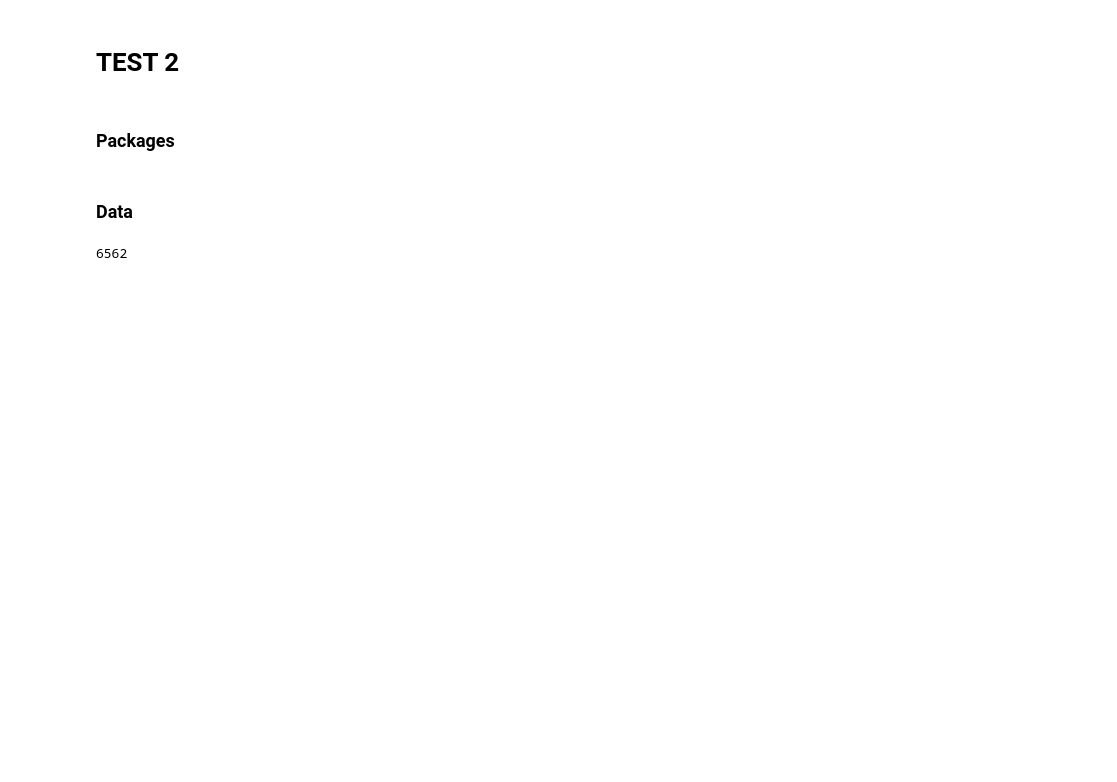
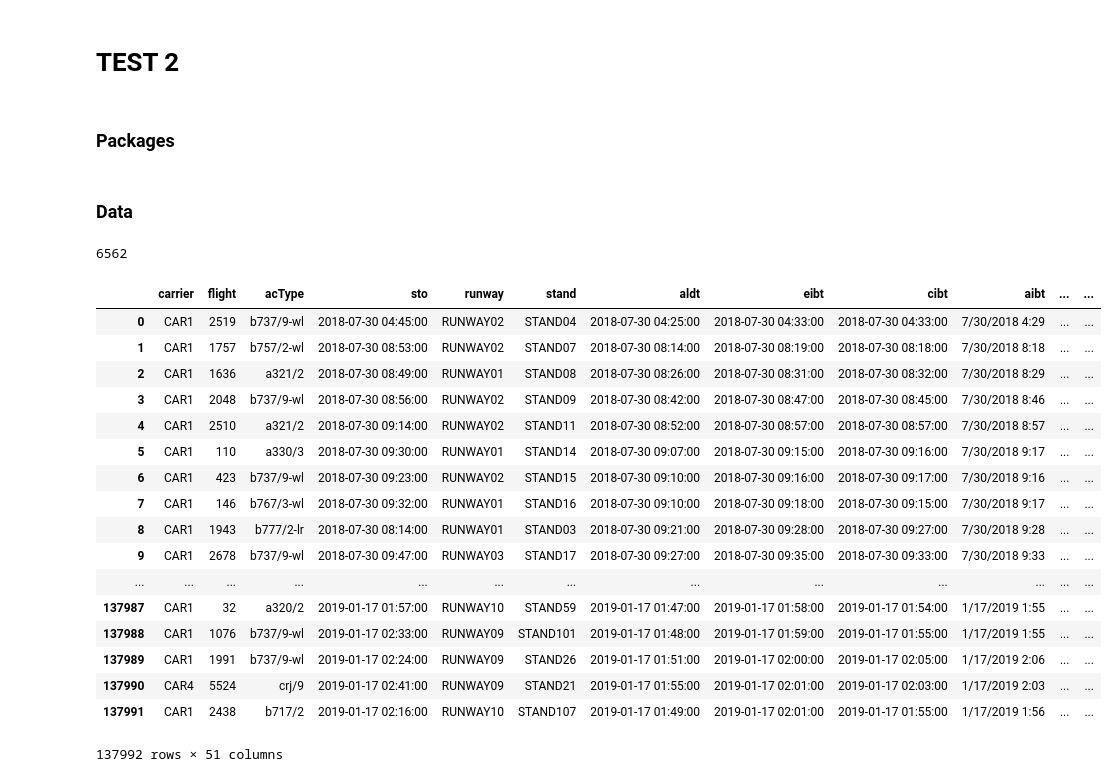
Before and after one commit to arnaudfrn/taxi-time, a Jupyter notebook: Notebook/Untitled.ipynb, the cells around one changed output. Cells and saved outputs as stored; diff of their text form; code cells hidden in the pictures; blank space fills up the shorter version.

```diff
--- a/Notebook/Untitled.ipynb
+++ b/Notebook/Untitled.ipynb
@@ -61,4 +63,27 @@ ra_rwst.isna().sum()
+# %%
+df['nb of planes in movement in the plane']=pd.read_pickle('/Users/tristanmayer/Desktop/FEATURE.pkl')
 # %%
 df['runway'].unique()
 # %%
 df['runway'].isna()
+# %%
+df
+# %% [output]
+|  | carrier | flight | acType | sto | runway | stand | aldt | eibt | cibt | aibt | ... | ... |
+| 0 | CAR1 | 2519 | b737/9-wl | 2018-07-30 04:45:00 | RUNWAY02 | STAND04 | 2018-07-30 04:25:00 | 2018-07-30 04:33:00 | 2018-07-30 04:33:00 | 7/30/2018 4:29 | ... | ... |
+| 1 | CAR1 | 1757 | b757/2-wl | 2018-07-30 08:53:00 | RUNWAY02 | STAND07 | 2018-07-30 08:14:00 | 2018-07-30 08:19:00 | 2018-07-30 08:18:00 | 7/30/2018 8:18 | ... | ... |
+| 2 | CAR1 | 1636 | a321/2 | 2018-07-30 08:49:00 | RUNWAY01 | STAND08 | 2018-07-30 08:26:00 | 2018-07-30 08:31:00 | 2018-07-30 08:32:00 | 7/30/2018 8:29 | ... | ... |
+| 3 | CAR1 | 2048 | b737/9-wl | 2018-07-30 08:56:00 | RUNWAY02 | STAND09 | 2018-07-30 08:42:00 | 2018-07-30 08:47:00 | 2018-07-30 08:45:00 | 7/30/2018 8:46 | ... | ... |
+| 4 | CAR1 | 2510 | a321/2 | 2018-07-30 09:14:00 | RUNWAY02 | STAND11 | 2018-07-30 08:52:00 | 2018-07-30 08:57:00 | 2018-07-30 08:57:00 | 7/30/2018 8:57 | ... | ... |
+| 5 | CAR1 | 110 | a330/3 | 2018-07-30 09:30:00 | RUNWAY01 | STAND14 | 2018-07-30 09:07:00 | 2018-07-30 09:15:00 | 2018-07-30 09:16:00 | 7/30/2018 9:17 | ... | ... |
+| 6 | CAR1 | 423 | b737/9-wl | 2018-07-30 09:23:00 | RUNWAY02 | STAND15 | 2018-07-30 09:10:00 | 2018-07-30 09:16:00 | 2018-07-30 09:17:00 | 7/30/2018 9:16 | ... | ... |
+| 7 | CAR1 | 146 | b767/3-wl | 2018-07-30 09:32:00 | RUNWAY01 | STAND16 | 2018-07-30 09:10:00 | 2018-07-30 09:18:00 | 2018-07-30 09:15:00 | 7/30/2018 9:17 | ... | ... |
+| 8 | CAR1 | 1943 | b777/2-lr | 2018-07-30 08:14:00 | RUNWAY01 | STAND03 | 2018-07-30 09:21:00 | 2018-07-30 09:28:00 | 2018-07-30 09:27:00 | 7/30/2018 9:28 | ... | ... |
+| 9 | CAR1 | 2678 | b737/9-wl | 2018-07-30 09:47:00 | RUNWAY03 | STAND17 | 2018-07-30 09:27:00 | 2018-07-30 09:35:00 | 2018-07-30 09:33:00 | 7/30/2018 9:33 | ... | ... |
+| ... | ... | ... | ... | ... | ... | ... | ... | ... | ... | ... | ... | ... |
+| 137987 | CAR1 | 32 | a320/2 | 2019-01-17 01:57:00 | RUNWAY10 | STAND59 | 2019-01-17 01:47:00 | 2019-01-17 01:58:00 | 2019-01-17 01:54:00 | 1/17/2019 1:55 | ... | ... |
+| 137988 | CAR1 | 1076 | b737/9-wl | 2019-01-17 02:33:00 | RUNWAY09 | STAND101 | 2019-01-17 01:48:00 | 2019-01-17 01:59:00 | 2019-01-17 01:55:00 | 1/17/2019 1:55 | ... | ... |
+| 137989 | CAR1 | 1991 | b737/9-wl | 2019-01-17 02:24:00 | RUNWAY09 | STAND26 | 2019-01-17 01:51:00 | 2019-01-17 02:00:00 | 2019-01-17 02:05:00 | 1/17/2019 2:06 | ... | ... |
+| 137990 | CAR4 | 5524 | crj/9 | 2019-01-17 02:41:00 | RUNWAY09 | STAND21 | 2019-01-17 01:55:00 | 2019-01-17 02:01:00 | 2019-01-17 02:03:00 | 1/17/2019 2:03 | ... | ... |
+| 137991 | CAR1 | 2438 | b717/2 | 2019-01-17 02:16:00 | RUNWAY10 | STAND107 | 2019-01-17 01:49:00 | 2019-01-17 02:01:00 | 2019-01-17 01:55:00 | 1/17/2019 1:56 | ... | ... |
+137992 rows × 51 columns
```
Also changed, not shown: parts of 1 cell of this notebook, 1 other file.
